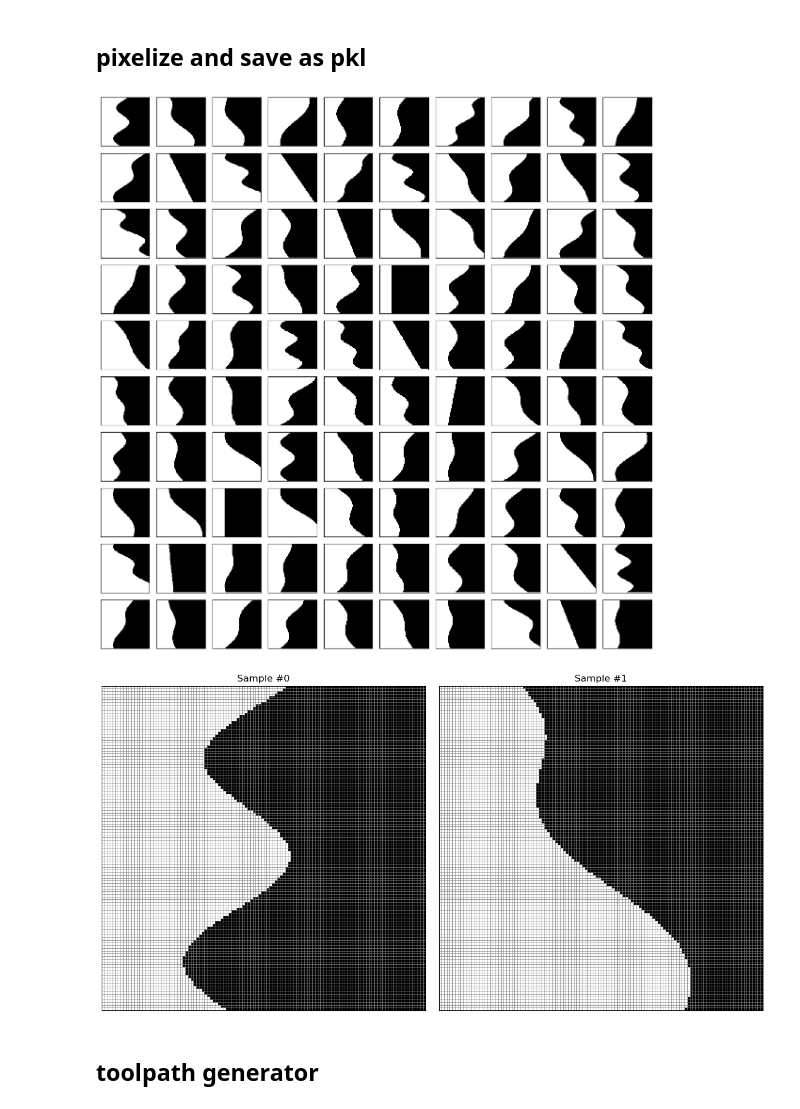
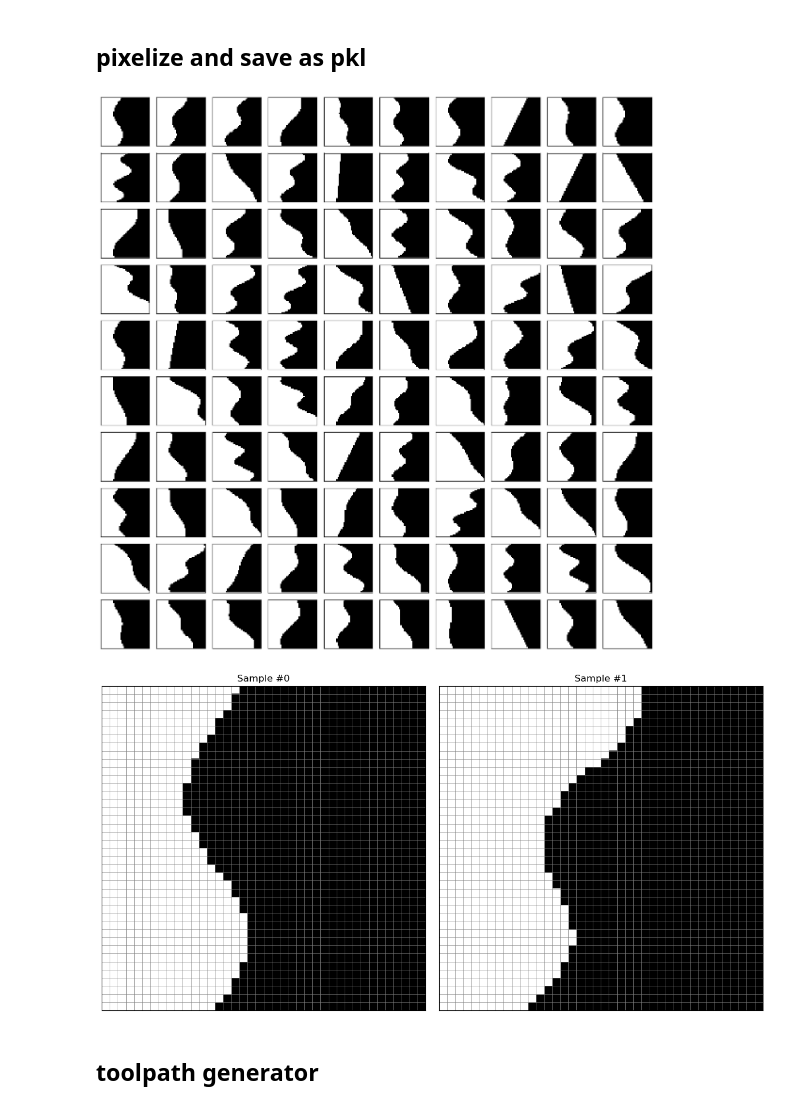
Before and after one commit to seul22lee/GEOASNO_research, a Jupyter notebook: DED_GAMMA_solver/00_masking/1_preprocessing.ipynb, the cells around one changed output. Saved outputs shown, nothing was run; the diff lists cells and outputs as text; code cells hidden in the pictures.

```diff
--- a/DED_GAMMA_solver/00_masking/1_preprocessing.ipynb
+++ b/DED_GAMMA_solver/00_masking/1_preprocessing.ipynb
@@ -9,7 +9,7 @@ import pickle
 import matplotlib.pyplot as plt
 
 # parameters
-grid_size  = 120       # cells per axis for batch matrices
+grid_size  = 40       # cells per axis for batch matrices
 amplitudes = np.arange(-6, 7, 2)     # amplitudes: -4, -2, 0, 2, 4
 periods    = np.arange(20, 41, 5)     # periods: 20, 25, 30, 35, 40
 length     = 40                       # z range
@@ -60,37 +60,37 @@ with open('batch_matrices.pkl', 'wb') as f:
 with open('batch_matrices.pkl', 'rb') as f:
     loaded_batch = pickle.load(f)
 
 indices = [0,1]
 fig, axes = plt.subplots(1, 2, figsize=(12, 6))
 for ax, idx in zip(axes, indices):
     mat = loaded_batch[idx]
     ax.imshow(mat, origin='lower', cmap='gray', interpolation='nearest')
     ax.set_title(f"Sample #{idx}")
     # enable grid below image
     ax.set_axisbelow(True)
     # minor ticks at each cell boundary
     ax.set_xticks(np.arange(-0.5, grid_size, 1), minor=True)
     ax.set_yticks(np.arange(-0.5, grid_size, 1), minor=True)
     # remove tick labels
     ax.tick_params(which='both', bottom=False, left=False, labelbottom=False, labelleft=False)
     # draw grid lines on minor ticks
     ax.grid(which='minor', color='gray', linestyle='-', linewidth=0.5)
 
 plt.tight_layout()
 plt.show()
 
 #------------------------# for abaqus compatibility #------------------------#
 # Save the batch matrices in a format compatible with Python 2.7
 import pickle
 
-with open('batch_matrices_x.pkl', 'rb') as f:
+with open('batch_matrices.pkl', 'rb') as f:
     data = pickle.load(f)
 
-with open('batch_matrices_py27_x.pkl', 'wb') as f:
+with open('batch_matrices_py27.pkl', 'wb') as f:
     pickle.dump(data, f, protocol=2)
 # %% [output]
-[figure, old version]
+[figure, new version]
-[figure, old version]
+[figure, new version]
 # %% [markdown]
 ## toolpath generator
 # %%
```
Also changed, not shown: parts of 2 cells of this notebook, 1 other file.
